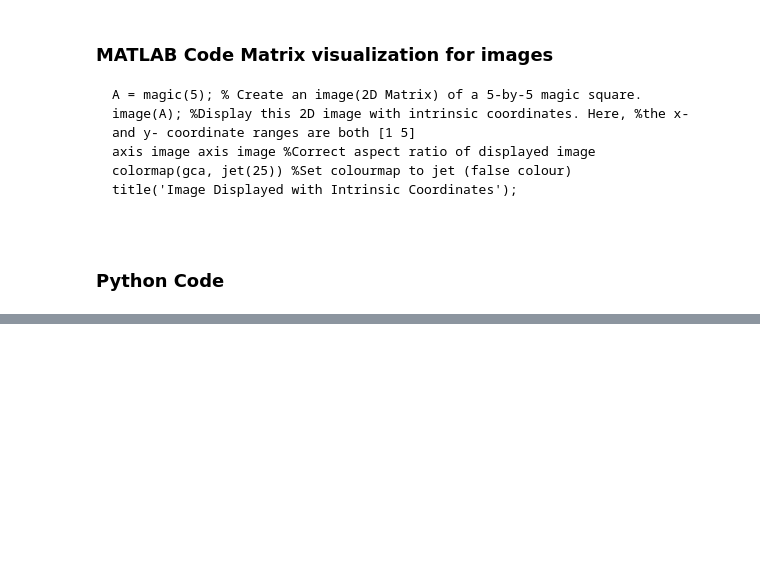
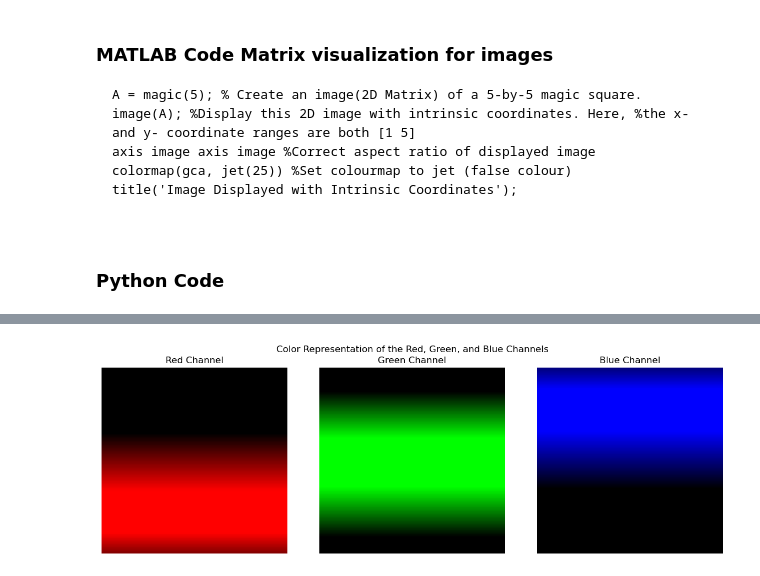
Before and after one commit to Muzammillcoste/CV-Labs-CIS, a Jupyter notebook: Lab_1.ipynb, the cells around one changed output, grey strips where cells are left out. Cells and saved outputs as stored; diff of their text form; code cells hidden in the pictures; blank space fills up the shorter version.

```diff
--- a/Lab_1.ipynb
+++ b/Lab_1.ipynb
@@ -113,0 +250,25 @@ plt.show()
+# %%
+all_black = np.zeros_like(R)
+justR = np.stack([R, all_black, all_black], axis=2)  # Red active
+justG = np.stack([all_black, G, all_black], axis=2)  # Green active
+justB = np.stack([all_black, all_black, B], axis=2)  # Blue active
+
+# Display using a montage equivalent
+fig, axes = plt.subplots(1, 3, figsize=(12, 4))
+axes[0].imshow(justR)
+axes[0].set_title('Red Channel')
+axes[0].axis('off')
+
+axes[1].imshow(justG)
+axes[1].set_title('Green Channel')
+axes[1].axis('off')
+
+axes[2].imshow(justB)
+axes[2].set_title('Blue Channel')
+axes[2].axis('off')
+
+plt.suptitle('Color Representation of the Red, Green, and Blue Channels')
+plt.tight_layout()
+plt.show()
+# %% [output]
+[figure, added]
```
Also changed, not shown: parts of 15 cells of this notebook, 1 other file.
